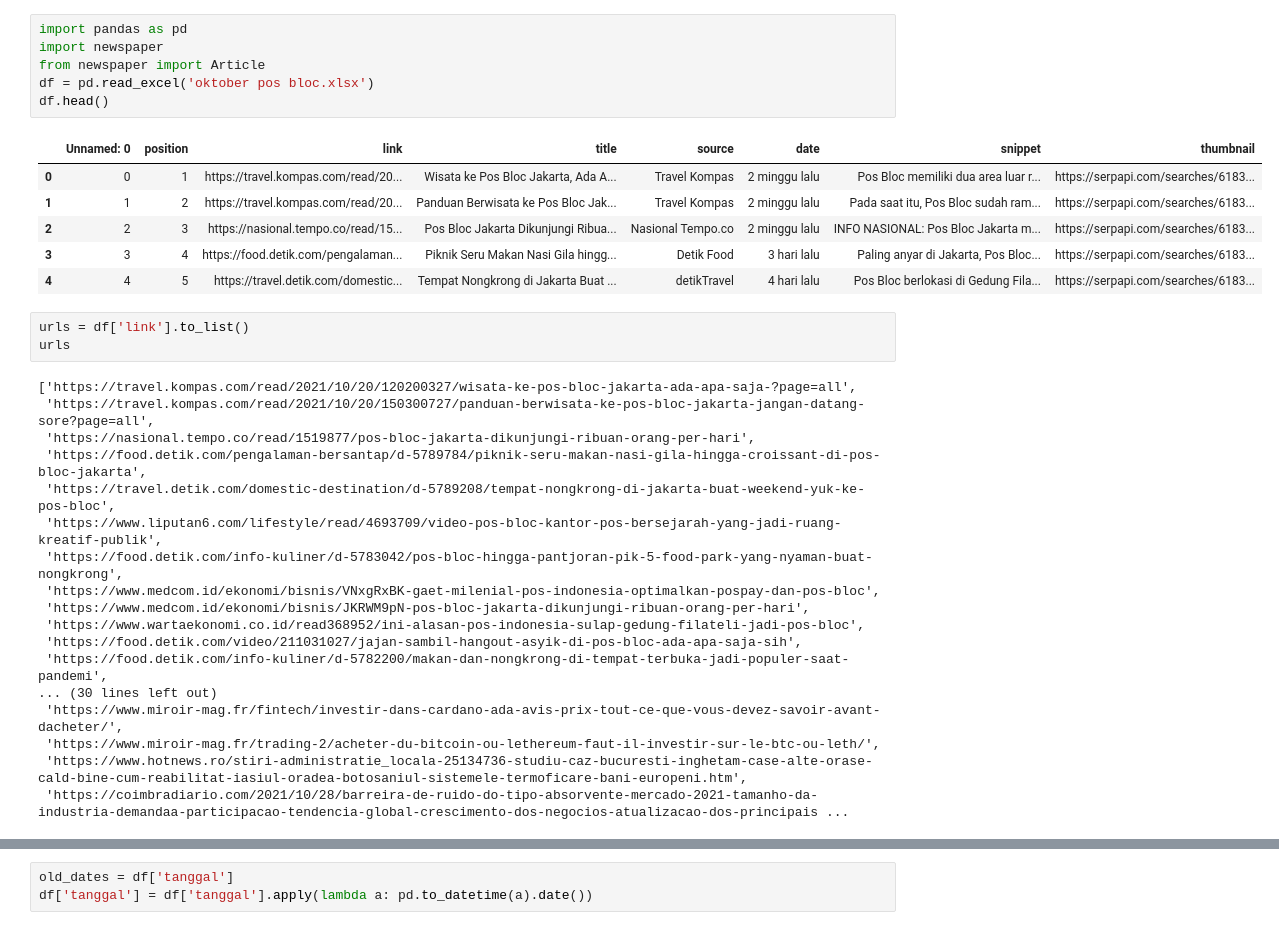
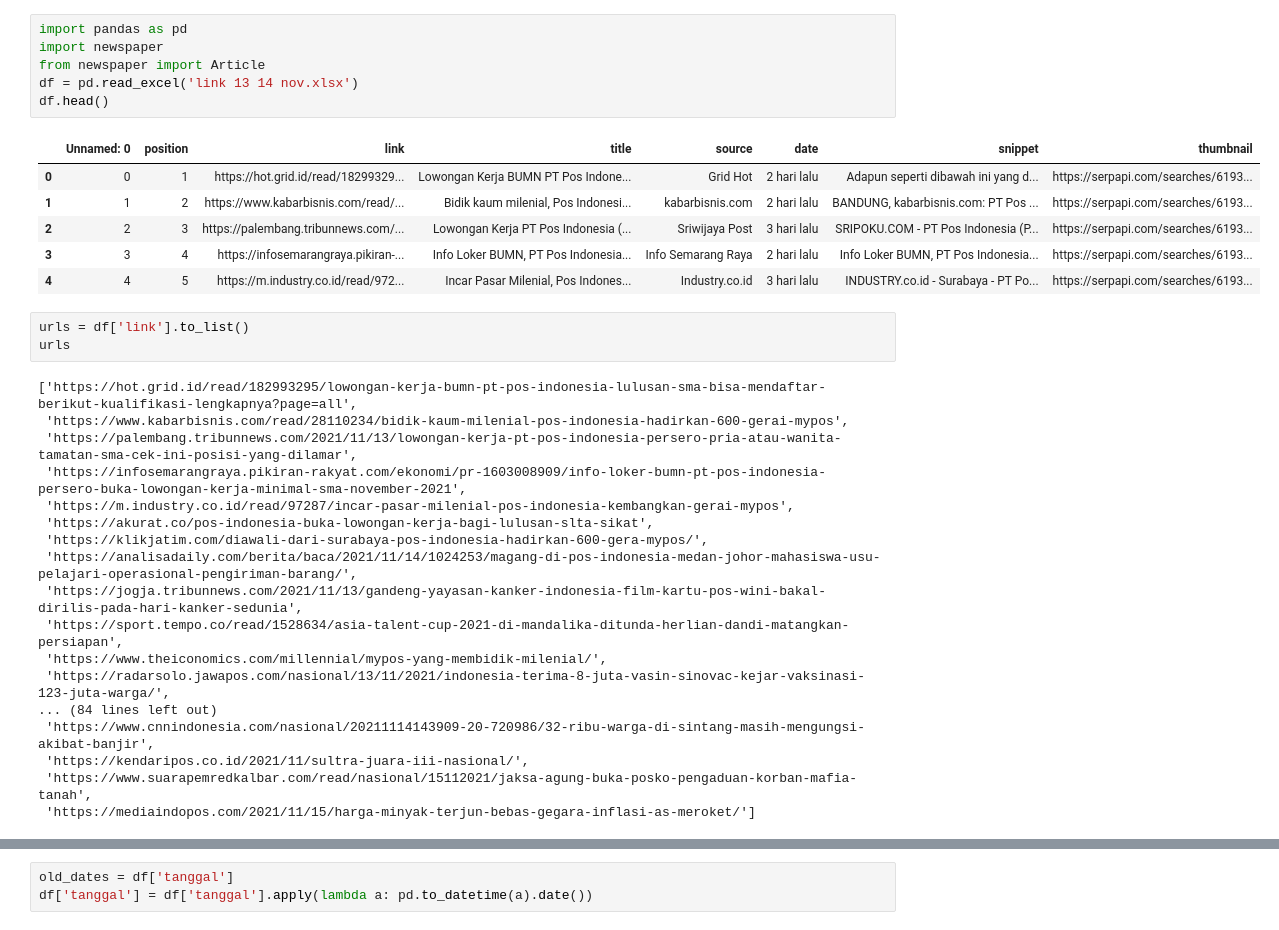
Before and after one commit to dwissaaj/News_Scraping_Kampus_Merdeka, a Jupyter notebook: main.ipynb, the cells around one changed output, grey strips where cells are left out. Cells and saved outputs as stored; diff of their text form.

```diff
--- a/main.ipynb
+++ b/main.ipynb
@@ -1,37 +1,37 @@
 # %%
 import pandas as pd
 import newspaper
 from newspaper import Article
-df = pd.read_excel('oktober pos bloc.xlsx')
+df = pd.read_excel('link 13 14 nov.xlsx')
 df.head()
 # %% [output]
 |  | Unnamed: 0 | position | link | title | source | date | snippet | thumbnail |
-| 0 | 0 | 1 | https://travel.kompas.com/read/20... | Wisata ke Pos Bloc Jakarta, Ada A... | Travel Kompas | 2 minggu lalu | Pos Bloc memiliki dua area luar r... | https://serpapi.com/searches/6183... |
-| 1 | 1 | 2 | https://travel.kompas.com/read/20... | Panduan Berwisata ke Pos Bloc Jak... | Travel Kompas | 2 minggu lalu | Pada saat itu, Pos Bloc sudah ram... | https://serpapi.com/searches/6183... |
-| 2 | 2 | 3 | https://nasional.tempo.co/read/15... | Pos Bloc Jakarta Dikunjungi Ribua... | Nasional Tempo.co | 2 minggu lalu | INFO NASIONAL: Pos Bloc Jakarta m... | https://serpapi.com/searches/6183... |
-| 3 | 3 | 4 | https://food.detik.com/pengalaman... | Piknik Seru Makan Nasi Gila hingg... | Detik Food | 3 hari lalu | Paling anyar di Jakarta, Pos Bloc... | https://serpapi.com/searches/6183... |
-| 4 | 4 | 5 | https://travel.detik.com/domestic... | Tempat Nongkrong di Jakarta Buat ... | detikTravel | 4 hari lalu | Pos Bloc berlokasi di Gedung Fila... | https://serpapi.com/searches/6183... |
+| 0 | 0 | 1 | https://hot.grid.id/read/18299329... | Lowongan Kerja BUMN PT Pos Indone... | Grid Hot | 2 hari lalu | Adapun seperti dibawah ini yang d... | https://serpapi.com/searches/6193... |
+| 1 | 1 | 2 | https://www.kabarbisnis.com/read/... | Bidik kaum milenial, Pos Indonesi... | kabarbisnis.com | 2 hari lalu | BANDUNG, kabarbisnis.com: PT Pos ... | https://serpapi.com/searches/6193... |
+| 2 | 2 | 3 | https://palembang.tribunnews.com/... | Lowongan Kerja PT Pos Indonesia (... | Sriwijaya Post | 3 hari lalu | SRIPOKU.COM - PT Pos Indonesia (P... | https://serpapi.com/searches/6193... |
+| 3 | 3 | 4 | https://infosemarangraya.pikiran-... | Info Loker BUMN, PT Pos Indonesia... | Info Semarang Raya | 2 hari lalu | Info Loker BUMN, PT Pos Indonesia... | https://serpapi.com/searches/6193... |
+| 4 | 4 | 5 | https://m.industry.co.id/read/972... | Incar Pasar Milenial, Pos Indones... | Industry.co.id | 3 hari lalu | INDUSTRY.co.id - Surabaya - PT Po... | https://serpapi.com/searches/6193... |
 # %%
 urls = df['link'].to_list()
 urls
 # %% [output]
-['https://travel.kompas.com/read/2021/10/20/120200327/wisata-ke-pos-bloc-jakarta-ada-apa-saja-?page=all',
- 'https://travel.kompas.com/read/2021/10/20/150300727/panduan-berwisata-ke-pos-bloc-jakarta-jangan-datang-sore?page=all',
- 'https://nasional.tempo.co/read/1519877/pos-bloc-jakarta-dikunjungi-ribuan-orang-per-hari',
- 'https://food.detik.com/pengalaman-bersantap/d-5789784/piknik-seru-makan-nasi-gila-hingga-croissant-di-pos-bloc-jakarta',
- 'https://travel.detik.com/domestic-destination/d-5789208/tempat-nongkrong-di-jakarta-buat-weekend-yuk-ke-pos-bloc',
- 'https://www.liputan6.com/lifestyle/read/4693709/video-pos-bloc-kantor-pos-bersejarah-yang-jadi-ruang-kreatif-publik',
- 'https://food.detik.com/info-kuliner/d-5783042/pos-bloc-hingga-pantjoran-pik-5-food-park-yang-nyaman-buat-nongkrong',
- 'https://www.medcom.id/ekonomi/bisnis/VNxgRxBK-gaet-milenial-pos-indonesia-optimalkan-pospay-dan-pos-bloc',
- 'https://www.medcom.id/ekonomi/bisnis/JKRWM9pN-pos-bloc-jakarta-dikunjungi-ribuan-orang-per-hari',
- 'https://www.wartaekonomi.co.id/read368952/ini-alasan-pos-indonesia-sulap-gedung-filateli-jadi-pos-bloc',
- 'https://food.detik.com/video/211031027/jajan-sambil-hangout-asyik-di-pos-bloc-ada-apa-saja-sih',
- 'https://food.detik.com/info-kuliner/d-5782200/makan-dan-nongkrong-di-tempat-terbuka-jadi-populer-saat-pandemi',
-... (30 lines left out)
- 'https://www.miroir-mag.fr/fintech/investir-dans-cardano-ada-avis-prix-tout-ce-que-vous-devez-savoir-avant-dacheter/',
- 'https://www.miroir-mag.fr/trading-2/acheter-du-bitcoin-ou-lethereum-faut-il-investir-sur-le-btc-ou-leth/',
- 'https://www.hotnews.ro/stiri-administratie_locala-25134736-studiu-caz-bucuresti-inghetam-case-alte-orase-cald-bine-cum-reabilitat-iasiul-oradea-botosaniul-sistemele-termoficare-bani-europeni.htm',
- 'https://coimbradiario.com/2021/10/28/barreira-de-ruido-do-tipo-absorvente-mercado-2021-tamanho-da-industria-demandaa-participacao-tendencia-global-crescimento-dos-negocios-atualizacao-dos-principais ...
+['https://hot.grid.id/read/182993295/lowongan-kerja-bumn-pt-pos-indonesia-lulusan-sma-bisa-mendaftar-berikut-kualifikasi-lengkapnya?page=all',
+ 'https://www.kabarbisnis.com/read/28110234/bidik-kaum-milenial-pos-indonesia-hadirkan-600-gerai-mypos',
+ 'https://palembang.tribunnews.com/2021/11/13/lowongan-kerja-pt-pos-indonesia-persero-pria-atau-wanita-tamatan-sma-cek-ini-posisi-yang-dilamar',
+ 'https://infosemarangraya.pikiran-rakyat.com/ekonomi/pr-1603008909/info-loker-bumn-pt-pos-indonesia-persero-buka-lowongan-kerja-minimal-sma-november-2021',
+ 'https://m.industry.co.id/read/97287/incar-pasar-milenial-pos-indonesia-kembangkan-gerai-mypos',
+ 'https://akurat.co/pos-indonesia-buka-lowongan-kerja-bagi-lulusan-slta-sikat',
+ 'https://klikjatim.com/diawali-dari-surabaya-pos-indonesia-hadirkan-600-gera-mypos/',
+ 'https://analisadaily.com/berita/baca/2021/11/14/1024253/magang-di-pos-indonesia-medan-johor-mahasiswa-usu-pelajari-operasional-pengiriman-barang/',
+ 'https://jogja.tribunnews.com/2021/11/13/gandeng-yayasan-kanker-indonesia-film-kartu-pos-wini-bakal-dirilis-pada-hari-kanker-sedunia',
+ 'https://sport.tempo.co/read/1528634/asia-talent-cup-2021-di-mandalika-ditunda-herlian-dandi-matangkan-persiapan',
+ 'https://www.theiconomics.com/millennial/mypos-yang-membidik-milenial/',
+ 'https://radarsolo.jawapos.com/nasional/13/11/2021/indonesia-terima-8-juta-vasin-sinovac-kejar-vaksinasi-123-juta-warga/',
+... (84 lines left out)
+ 'https://www.cnnindonesia.com/nasional/20211114143909-20-720986/32-ribu-warga-di-sintang-masih-mengungsi-akibat-banjir',
+ 'https://kendaripos.co.id/2021/11/sultra-juara-iii-nasional/',
+ 'https://www.suarapemredkalbar.com/read/nasional/15112021/jaksa-agung-buka-posko-pengaduan-korban-mafia-tanah',
+ 'https://mediaindopos.com/2021/11/15/harga-minyak-terjun-bebas-gegara-inflasi-as-meroket/']
 # %%
 data = []
 for url in urls:
```
Also changed, not shown: parts of 3 cells of this notebook, 3 other files.
